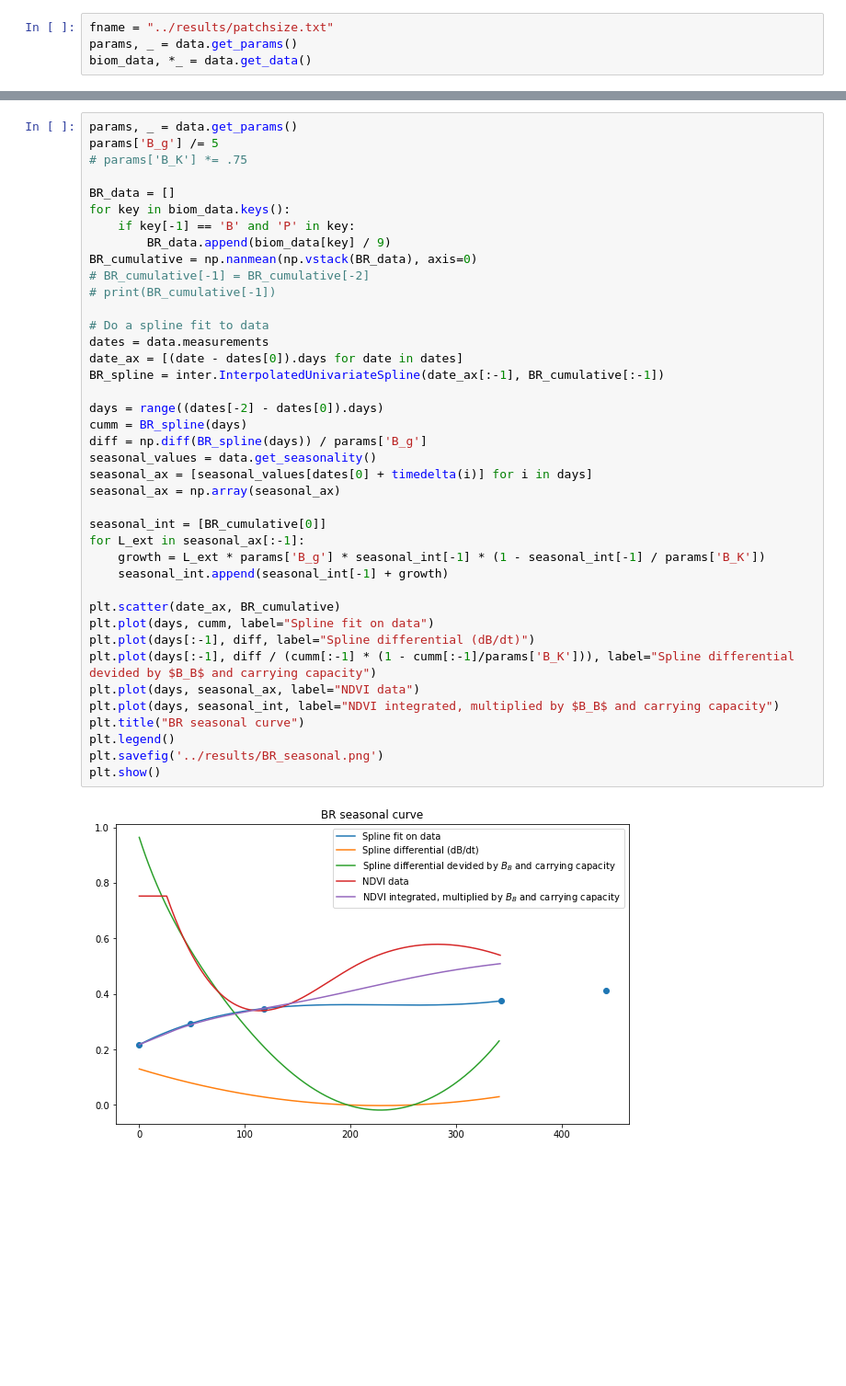
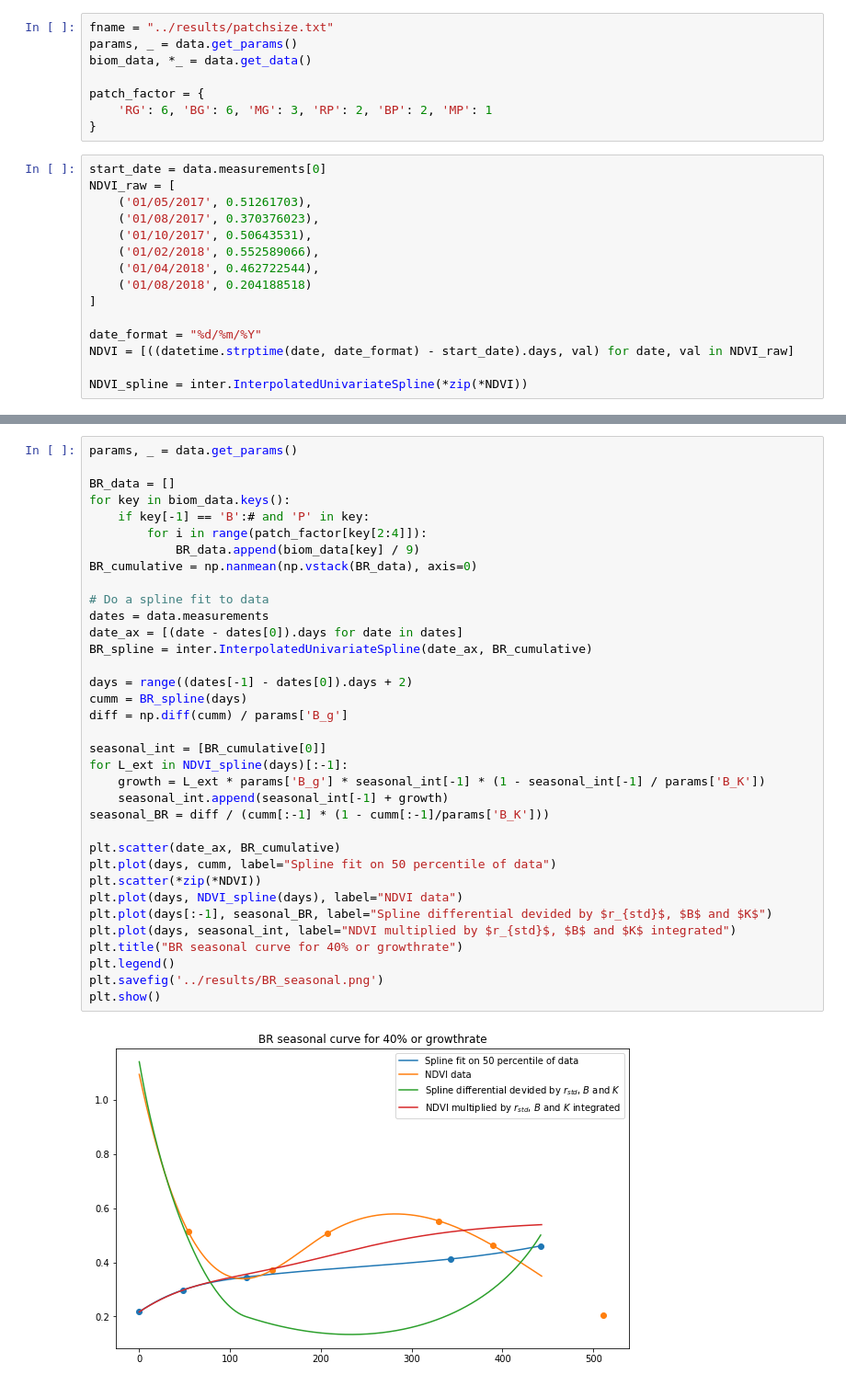
Before and after one commit to jj1993/ecological-dryland-dynamics, a Jupyter notebook: Seasonal generator.ipynb, the cells around one changed output, grey strips where cells are left out. Shown: that part at 92% size. Saved outputs shown, nothing was run; the diff lists cells and outputs as text; blank space fills up the shorter version.

```diff
--- a/Seasonal generator.ipynb
+++ b/Seasonal generator.ipynb
@@ -14,4 +16,23 @@ matplotlib.rcParams['figure.figsize'] = (10.0, 6.0)
 fname = "../results/patchsize.txt"
 params, _ = data.get_params()
 biom_data, *_ = data.get_data()
+
+patch_factor = {
+    'RG': 6, 'BG': 6, 'MG': 3, 'RP': 2, 'BP': 2, 'MP': 1
+}
+# %%
+start_date = data.measurements[0]
+NDVI_raw = [
+    ('01/05/2017', 0.51261703),
+    ('01/08/2017', 0.370376023),
+    ('01/10/2017', 0.50643531),
+    ('01/02/2018', 0.552589066),
+    ('01/04/2018', 0.462722544),
+    ('01/08/2018', 0.204188518)
+]
+
+date_format = "%d/%m/%Y"
+NDVI = [((datetime.strptime(date, date_format) - start_date).days, val) for date, val in NDVI_raw]
+
+NDVI_spline = inter.InterpolatedUnivariateSpline(*zip(*NDVI))
 # %%
@@ -50,42 +103,37 @@ plt.show()
 # %%
 params, _ = data.get_params()
-params['B_g'] /= 5
-# params['B_K'] *= .75
 
 BR_data = []
 for key in biom_data.keys():
-    if key[-1] == 'B' and 'P' in key:
-        BR_data.append(biom_data[key] / 9)
+    if key[-1] == 'B':# and 'P' in key:
+        for i in range(patch_factor[key[2:4]]):
+            BR_data.append(biom_data[key] / 9)
 BR_cumulative = np.nanmean(np.vstack(BR_data), axis=0)
-# BR_cumulative[-1] = BR_cumulative[-2]
-# print(BR_cumulative[-1])
 
 # Do a spline fit to data
 dates = data.measurements
 date_ax = [(date - dates[0]).days for date in dates]
-BR_spline = inter.InterpolatedUnivariateSpline(date_ax[:-1], BR_cumulative[:-1])
+BR_spline = inter.InterpolatedUnivariateSpline(date_ax, BR_cumulative)
 
-days = range((dates[-2] - dates[0]).days)
+days = range((dates[-1] - dates[0]).days + 2)
 cumm = BR_spline(days)
-diff = np.diff(BR_spline(days)) / params['B_g']
-seasonal_values = data.get_seasonality()
-seasonal_ax = [seasonal_values[dates[0] + timedelta(i)] for i in days]
-seasonal_ax = np.array(seasonal_ax)
+diff = np.diff(cumm) / params['B_g']
 
 seasonal_int = [BR_cumulative[0]]
-for L_ext in seasonal_ax[:-1]:
+for L_ext in NDVI_spline(days)[:-1]:
     growth = L_ext * params['B_g'] * seasonal_int[-1] * (1 - seasonal_int[-1] / params['B_K'])
     seasonal_int.append(seasonal_int[-1] + growth)
+seasonal_BR = diff / (cumm[:-1] * (1 - cumm[:-1]/params['B_K']))
 
 plt.scatter(date_ax, BR_cumulative)
-plt.plot(days, cumm, label="Spline fit on data")
-plt.plot(days[:-1], diff, label="Spline differential (dB/dt)")
-plt.plot(days[:-1], diff / (cumm[:-1] * (1 - cumm[:-1]/params['B_K'])), label="Spline differential devided by $B_B$ and carrying capacity")
-plt.plot(days, seasonal_ax, label="NDVI data")
-plt.plot(days, seasonal_int, label="NDVI integrated, multiplied by $B_B$ and carrying capacity")
-plt.title("BR seasonal curve")
+plt.plot(days, cumm, label="Spline fit on 50 percentile of data")
+plt.scatter(*zip(*NDVI))
+plt.plot(days, NDVI_spline(days), label="NDVI data")
+plt.plot(days[:-1], seasonal_BR, label="Spline differential devided by $r_{std}$, $B$ and $K$")
+plt.plot(days, seasonal_int, label="NDVI multiplied by $r_{std}$, $B$ and $K$ integrated")
+plt.title("BR seasonal curve for 40% or growthrate")
 plt.legend()
 plt.savefig('../results/BR_seasonal.png')
 plt.show()
 # %% [output]
-[figure, old version]
+[figure, new version]
```
Also changed, not shown: parts of 9 cells of this notebook, 13 other files.
